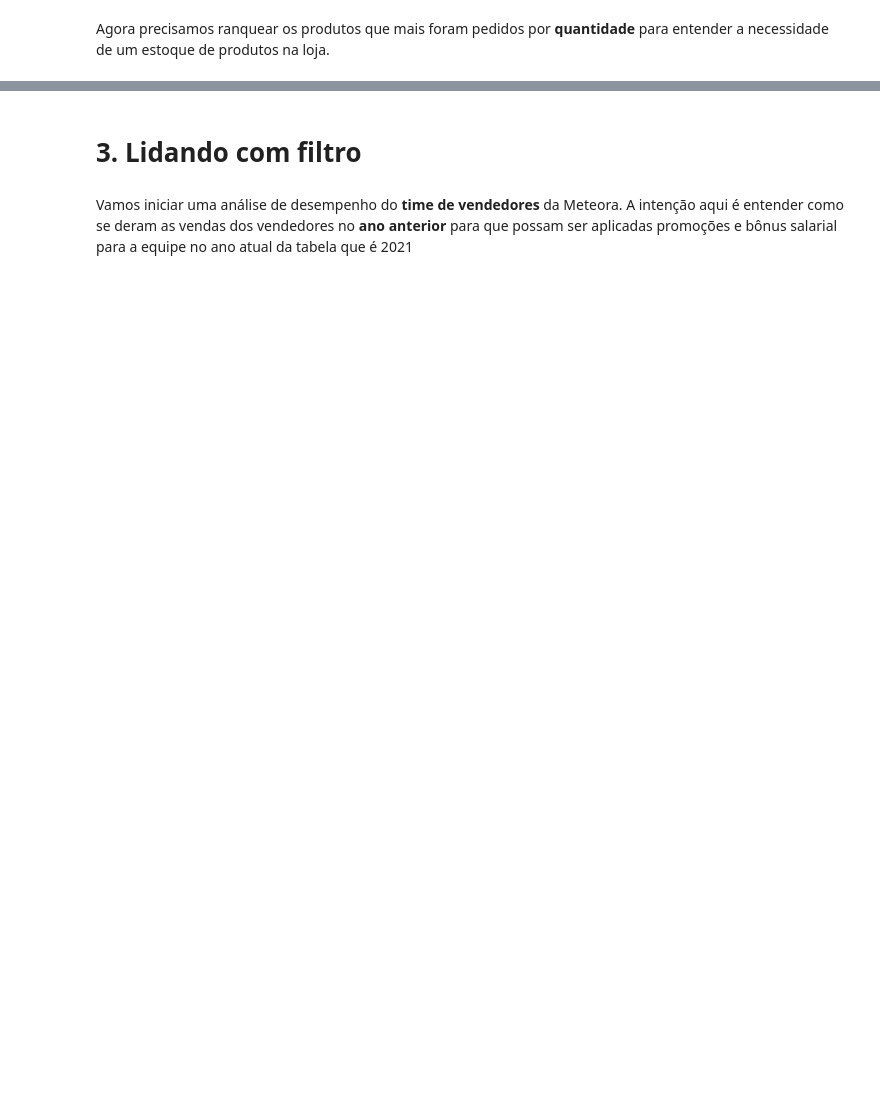
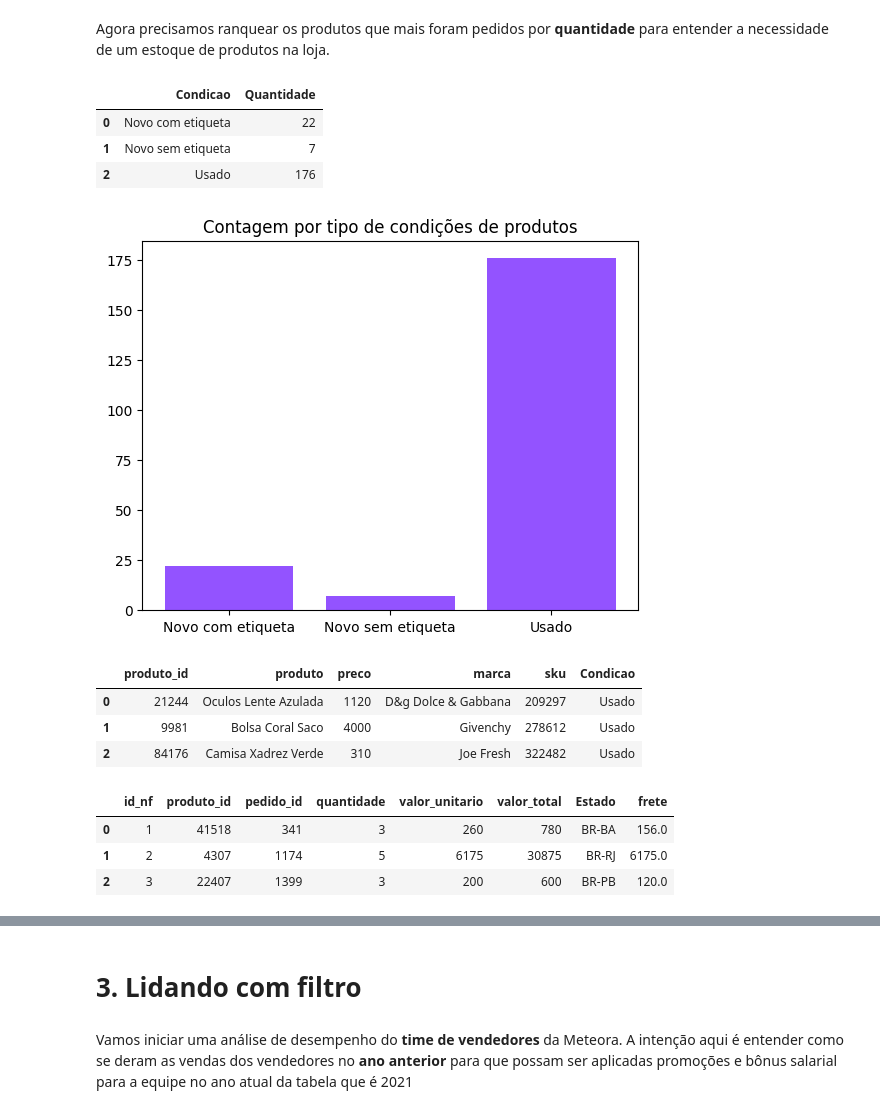
Before and after one commit to lukaswyllis/formacao-avancando-em-data-science-com-python, a Jupyter notebook: Curso 6 - Python - Análise de dados com SQL.ipynb, the cells around one changed output, grey strips where cells are left out. Drawn from its saved outputs; the diff is of its cells as text; code cells hidden in the pictures; blank space fills up the shorter version.

```diff
--- a/Curso 6 - Python - Análise de dados com SQL.ipynb
+++ b/Curso 6 - Python - Análise de dados com SQL.ipynb
@@ -22,0 +50,6 @@ Vamos entender a característica do produto que é comercializadora na Meteora,
+# %%
+with engine.connect() as conexao:
+  consulta = conexao.execute(text(query))
+  dados = consulta.fetchall()
+
+pd.DataFrame(dados, columns=consulta.keys())
@@ -23,2 +70,44 @@ Vamos entender a característica do produto que é comercializadora na Meteora,
+# %%
+def sql_df(query):
+  with engine.connect() as conexao:
+    consulta = conexao.execute(text(query))
+    dados = consulta.fetchall()
+  return pd.DataFrame(dados, columns=consulta.keys())
+# %%
+query = '''
+
+SELECT CONDICAO, COUNT(*) AS Quantidade
+FROM PRODUTOS
+GROUP BY CONDICAO
+
+'''
 # %% [markdown]
 Agora precisamos ranquear os produtos que mais foram pedidos por **quantidade** para entender a necessidade de um estoque de produtos na loja.
+# %%
+df_produtos = sql_df(query)
+df_produtos
+# %% [output]
+|  | Condicao | Quantidade |
+| 0 | Novo com etiqueta | 22 |
+| 1 | Novo sem etiqueta | 7 |
+| 2 | Usado | 176 |
+# %%
+plt.bar(df_produtos['Condicao'], df_produtos['Quantidade'], color='#9353FF')
+plt.title('Contagem por tipo de condições de produtos')
+plt.show()
+# %% [output]
+[figure, added]
+# %%
+sql_df('SELECT * FROM PRODUTOS').head(3)
+# %% [output]
+|  | produto_id | produto | preco | marca | sku | Condicao |
+| 0 | 21244 | Oculos Lente Azulada | 1120 | D&g Dolce & Gabbana | 209297 | Usado |
+| 1 | 9981 | Bolsa Coral Saco | 4000 | Givenchy | 278612 | Usado |
+| 2 | 84176 | Camisa Xadrez Verde | 310 | Joe Fresh | 322482 | Usado |
+# %%
+sql_df('SELECT * FROM ITENS_PEDIDOS').head(3)
+# %% [output]
+|  | id_nf | produto_id | pedido_id | quantidade | valor_unitario | valor_total | Estado | frete |
+| 0 | 1 | 41518 | 341 | 3 | 260 | 780 | BR-BA | 156.0 |
+| 1 | 2 | 4307 | 1174 | 5 | 6175 | 30875 | BR-RJ | 6175.0 |
+| 2 | 3 | 22407 | 1399 | 3 | 200 | 600 | BR-PB | 120.0 |
```
Also changed, not shown: parts of 17 cells of this notebook.
